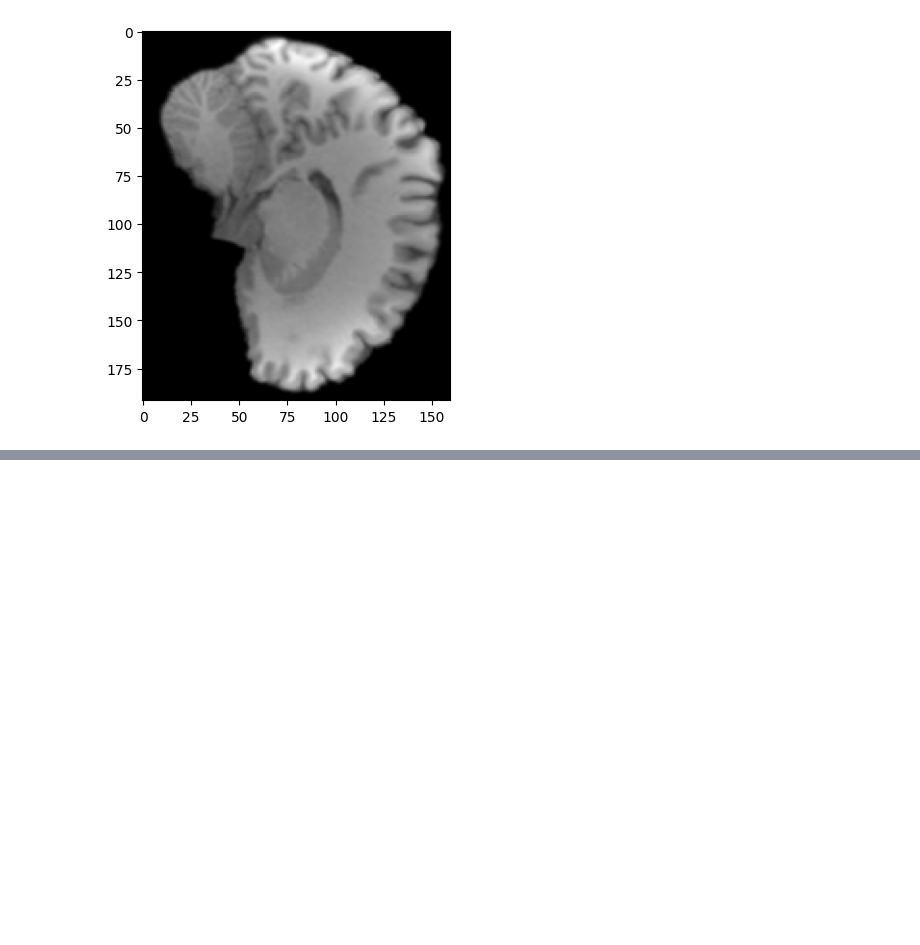
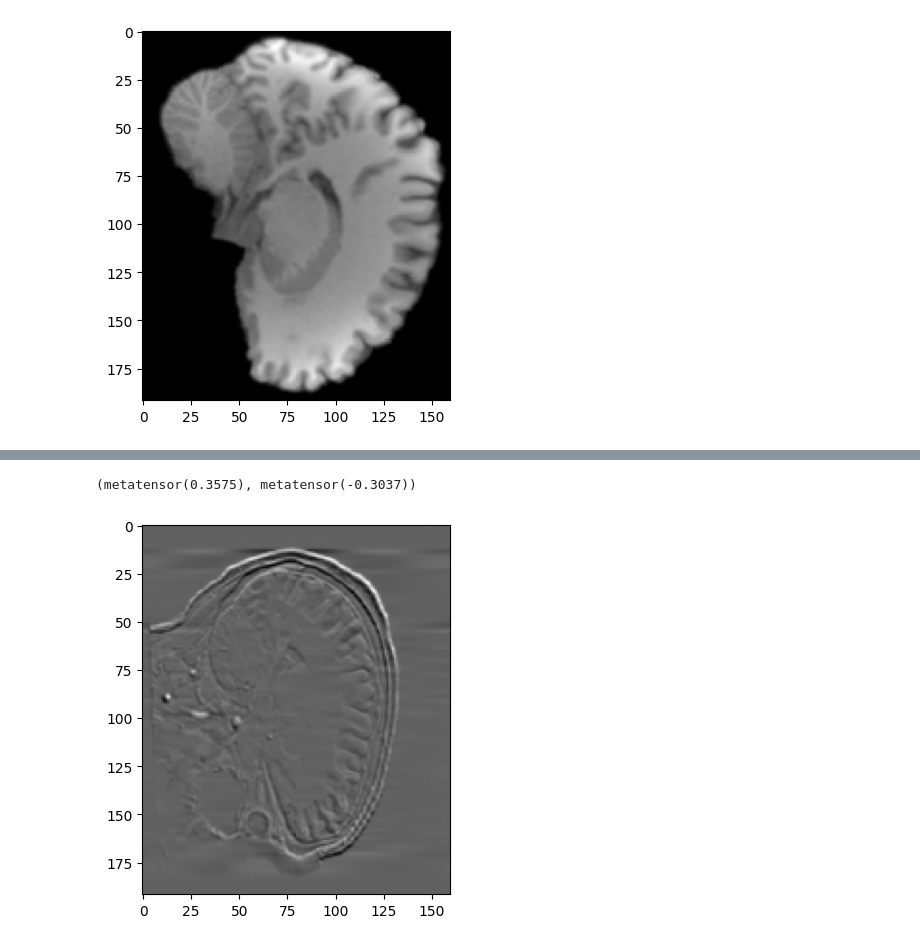
Before and after one commit to chbricout/motiondetector, a Jupyter notebook: notebooks/motion.ipynb, the cells around one changed output, grey strips where cells are left out. Drawn from its saved outputs; the diff is of its cells as text; code cells hidden in the pictures; blank space fills up the shorter version.

```diff
--- a/notebooks/motion.ipynb
+++ b/notebooks/motion.ipynb
@@ -38,0 +53,8 @@ vol.max(), vol.min()
+# %%
+aug=tio.transforms.RandomMotion(degrees=2, translation=2,num_transforms=1)
+vol = unp["data"] - aug(unp["data"])
+plt.imshow(vol[0,60,:,:], cmap="gray")
+vol.max(), vol.min()
+# %% [output]
+(metatensor(0.3575), metatensor(-0.3037))
+[figure, added]
```
Also changed, not shown: parts of 5 cells of this notebook, 11 other files.
